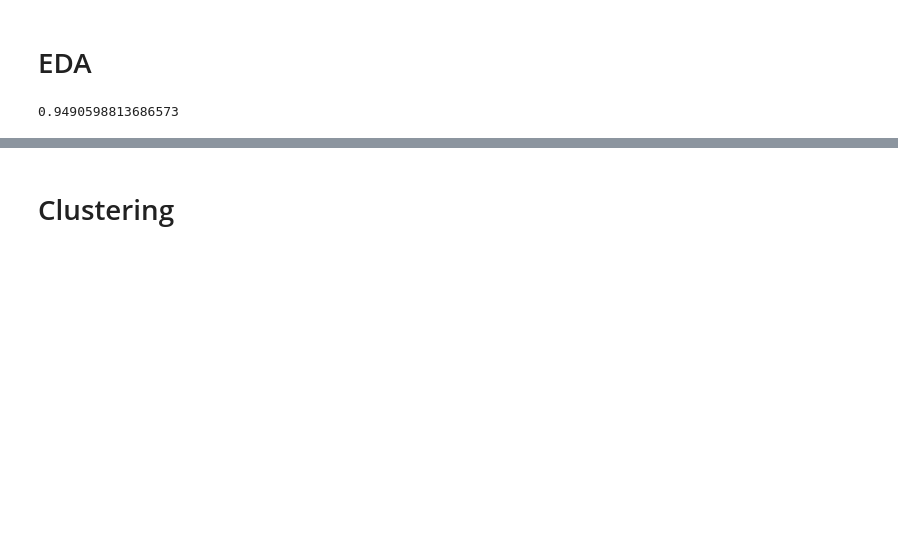
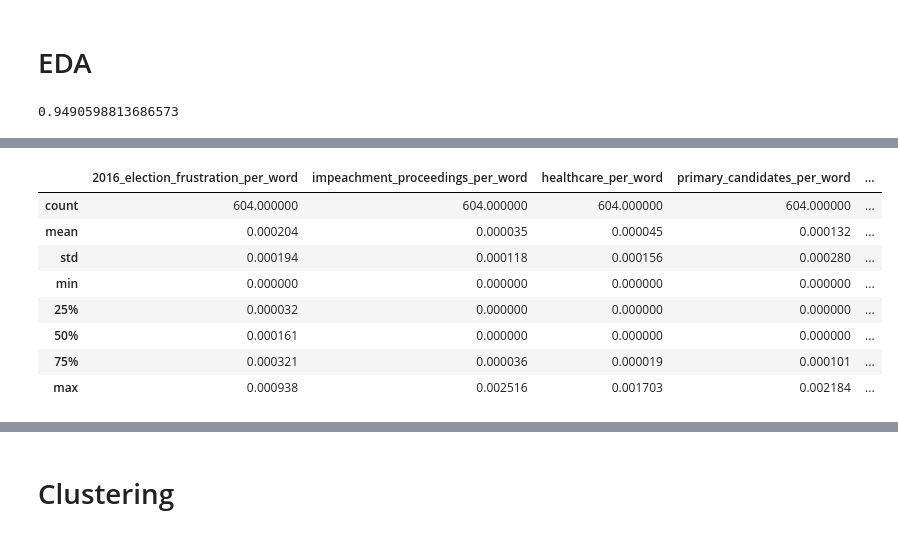
Before and after one commit to willyraedy/dem_electorate, a Jupyter notebook: notebooks/Clustering.ipynb, the cells around one changed output, grey strips where cells are left out. Saved outputs shown, nothing was run; the diff lists cells and outputs as text; code cells hidden in the pictures; blank space fills up the shorter version.

```diff
--- a/notebooks/Clustering.ipynb
+++ b/notebooks/Clustering.ipynb
@@ -30,4 +30,4 @@ data_join.total_topic_score.corr(data_join.word_count)
 0.9490598813686573
 # %%
 for topic in data_join.columns[4:-1]:
-    data_join[topic] = data_join[topic] / data_join['total_topic_score']
+    data_join[topic + '_perc'] = data_join[topic] / data_join['total_topic_score']
@@ -44,6 +34,6 @@ data_join.head()
 # %%
 def get_primary_topic(row, threshold=0.25):
-    topic_weights = row['2016_election_frustration':'miltary_and_immigration'].sort_values()
+    topic_weights = row['2016_election_frustration_perc':'miltary_and_immigration_perc'].sort_values()
     max_perc, primary_topic = topic_weights[-1], topic_weights.index[-1]
     sec_perc, sec_topic = topic_weights[-2], topic_weights.index[-2]
 
@@ -64,0 +58,15 @@ data_labeled['topic_label'] = np.where(data_labeled.max_topic_perc > 0.2, data_l
+# %%
+for topic in data_labeled.columns[4:22]:
+    data_labeled[topic + '_per_word'] = data_labeled[topic] / data_labeled['word_count']
+# %%
+data_labeled.loc[:, '2016_election_frustration_per_word':'miltary_and_immigration_per_word'].describe()
+# %% [output]
+|  | 2016_election_frustration_per_word | impeachment_proceedings_per_word | healthcare_per_word | primary_candidates_per_word | ... |
+| count | 604.000000 | 604.000000 | 604.000000 | 604.000000 | ... |
+| mean | 0.000204 | 0.000035 | 0.000045 | 0.000132 | ... |
+| std | 0.000194 | 0.000118 | 0.000156 | 0.000280 | ... |
+| min | 0.000000 | 0.000000 | 0.000000 | 0.000000 | ... |
+| 25% | 0.000032 | 0.000000 | 0.000000 | 0.000000 | ... |
+| 50% | 0.000161 | 0.000000 | 0.000000 | 0.000000 | ... |
+| 75% | 0.000321 | 0.000036 | 0.000019 | 0.000101 | ... |
+| max | 0.000938 | 0.002516 | 0.001703 | 0.002184 | ... |
```
Also changed, not shown: parts of 10 cells of this notebook, 1 other file.
